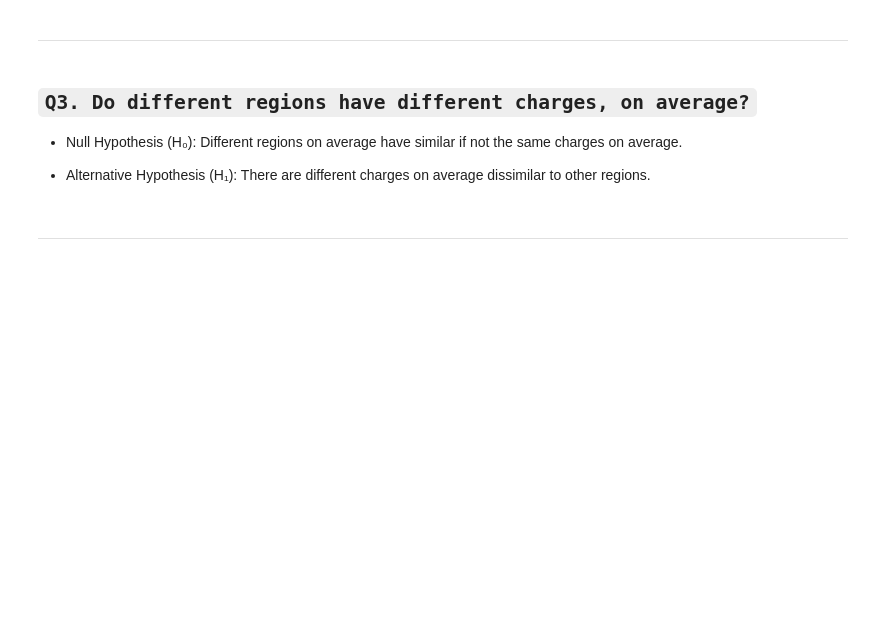
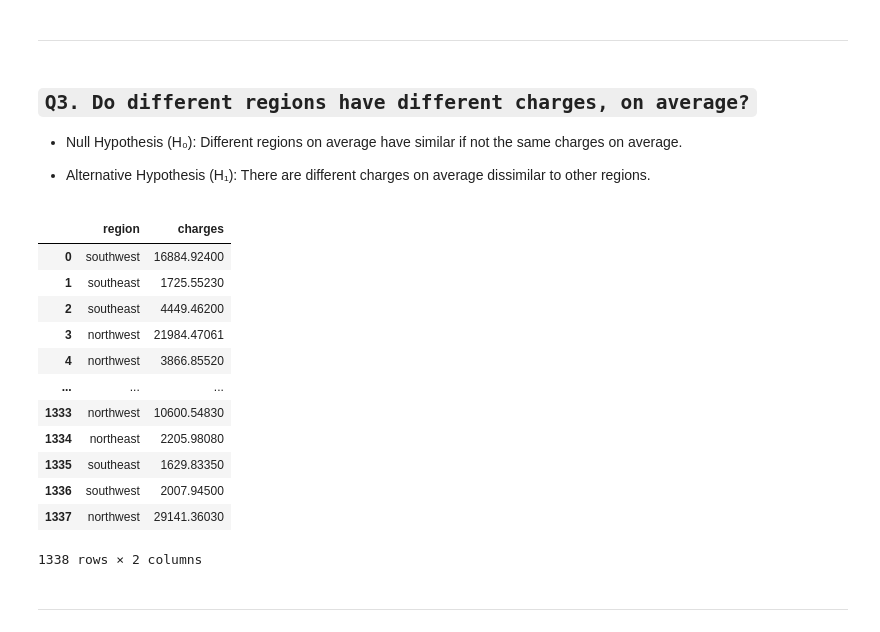
Before and after one commit to LuccasBracci/Hypothesis-Testing, a Jupyter notebook: HTwID.ipynb, the cells around one changed output. Cells and saved outputs as stored; diff of their text form; code cells hidden in the pictures; blank space fills up the shorter version.

```diff
--- a/HTwID.ipynb
+++ b/HTwID.ipynb
@@ -65,6 +147,23 @@ dtype: int64
 * Null Hypothesis (H₀): Different regions on average have similar if not the same charges on average.
 
 * Alternative Hypothesis (H₁): There are different charges on average dissimilar to other regions.
+# %%
+q3_samples = df[['region', 'charges']]
+q3_samples
+# %% [output]
+|  | region | charges |
+| 0 | southwest | 16884.92400 |
+| 1 | southeast | 1725.55230 |
+| 2 | southeast | 4449.46200 |
+| 3 | northwest | 21984.47061 |
+| 4 | northwest | 3866.85520 |
+| ... | ... | ... |
+| 1333 | northwest | 10600.54830 |
+| 1334 | northeast | 2205.98080 |
+| 1335 | southeast | 1629.83350 |
+| 1336 | southwest | 2007.94500 |
+| 1337 | northwest | 29141.36030 |
+1338 rows × 2 columns
 # %% [markdown]
 
 
```
Also changed, not shown: parts of 16 cells of this notebook.
